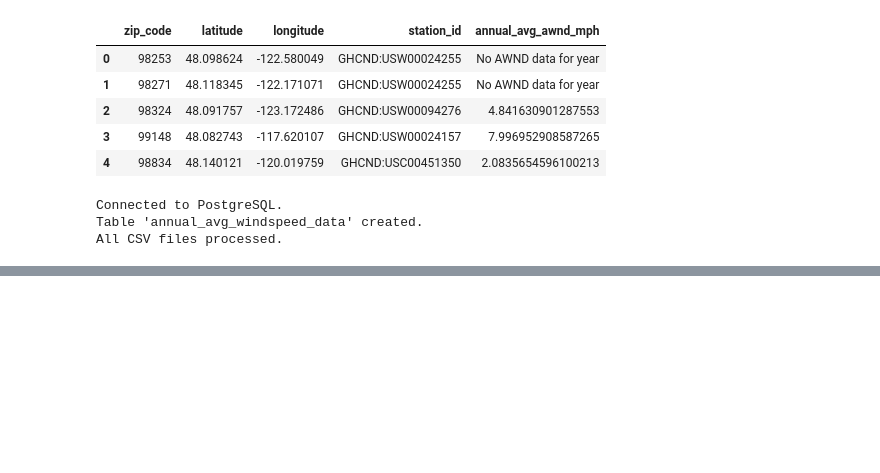
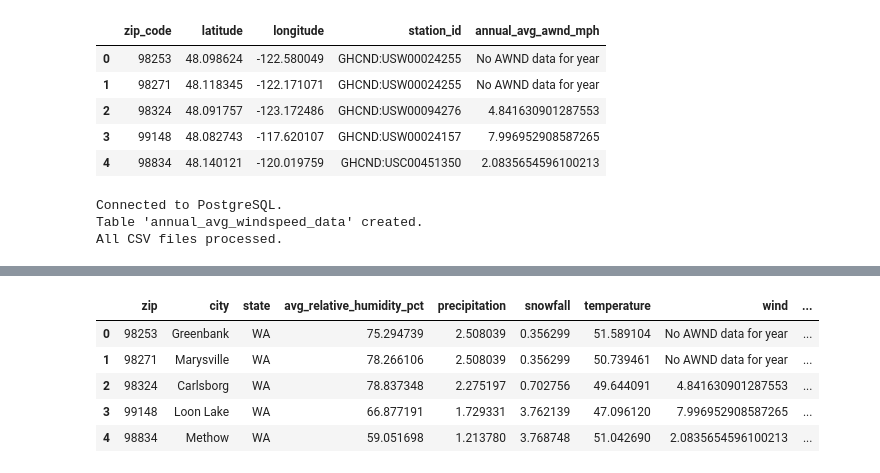
Before and after one commit to LeeC-aiML/Multi-Modal_RAG_Model_Recommender, a Jupyter notebook: Weather_db.ipynb, the cells around one changed output, grey strips where cells are left out. Cells and saved outputs as stored; diff of their text form; code cells hidden in the pictures; blank space fills up the shorter version.

Commit message:
Fully Assembled Dataset for use in RAG model retrieval

```diff
--- a/Weather_db.ipynb
+++ b/Weather_db.ipynb
@@ -228,3 +229,20 @@ df.head()
 # %%
 # Save the dataframe to a CSV file
 df.to_csv(r"C:\Users\leedf\weatherData\weather_data_v1.csv", index=False)
+# %%
+#------------ Dataset Creation ------------
+
+# Combine two dataframes on the state columns to create a new dataframe with the combined data
+
+df1 = pd.read_csv(r"C:\Users\leedf\weatherData\weather_data_v1.csv")
+df2 = pd.read_csv(r"C:\Users\leedf\weatherData\PeakSunHours.csv")
+finalWeatherData = pd.merge(df1, df2, on='state', how='left')
+finalWeatherData.to_csv(r"C:\Users\leedf\weatherData\finalWeatherData.csv", index=False)
+finalWeatherData.head()
+# %% [output]
+|  | zip | city | state | avg_relative_humidity_pct | precipitation | snowfall | temperature | wind | ... |
+| 0 | 98253 | Greenbank | WA | 75.294739 | 2.508039 | 0.356299 | 51.589104 | No AWND data for year | ... |
+| 1 | 98271 | Marysville | WA | 78.266106 | 2.508039 | 0.356299 | 50.739461 | No AWND data for year | ... |
+| 2 | 98324 | Carlsborg | WA | 78.837348 | 2.275197 | 0.702756 | 49.644091 | 4.841630901287553 | ... |
+| 3 | 99148 | Loon Lake | WA | 66.877191 | 1.729331 | 3.762139 | 47.096120 | 7.996952908587265 | ... |
+| 4 | 98834 | Methow | WA | 59.051698 | 1.213780 | 3.768748 | 51.042690 | 2.0835654596100213 | ... |
```
Also changed, not shown: parts of 7 cells of this notebook.
